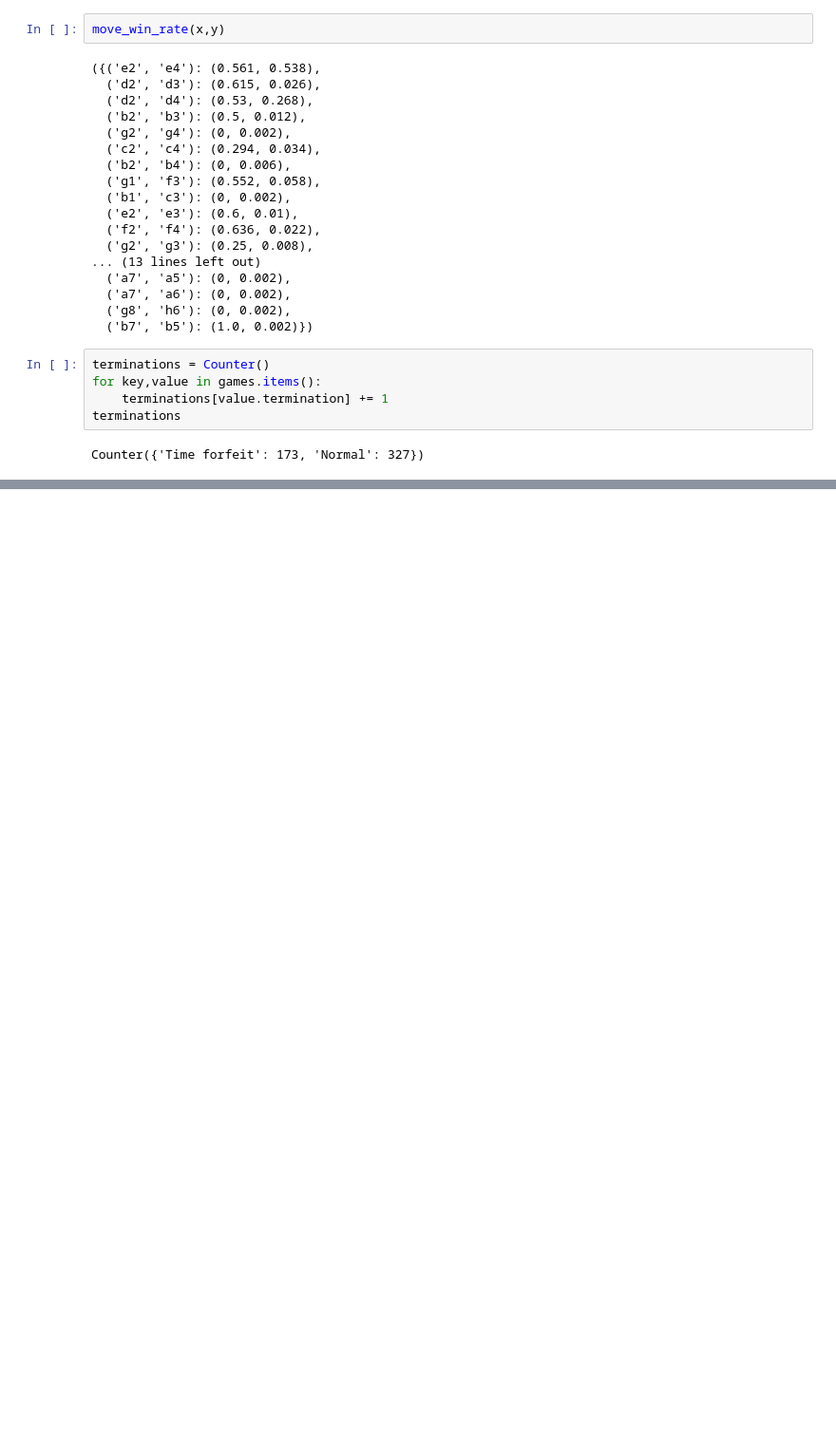
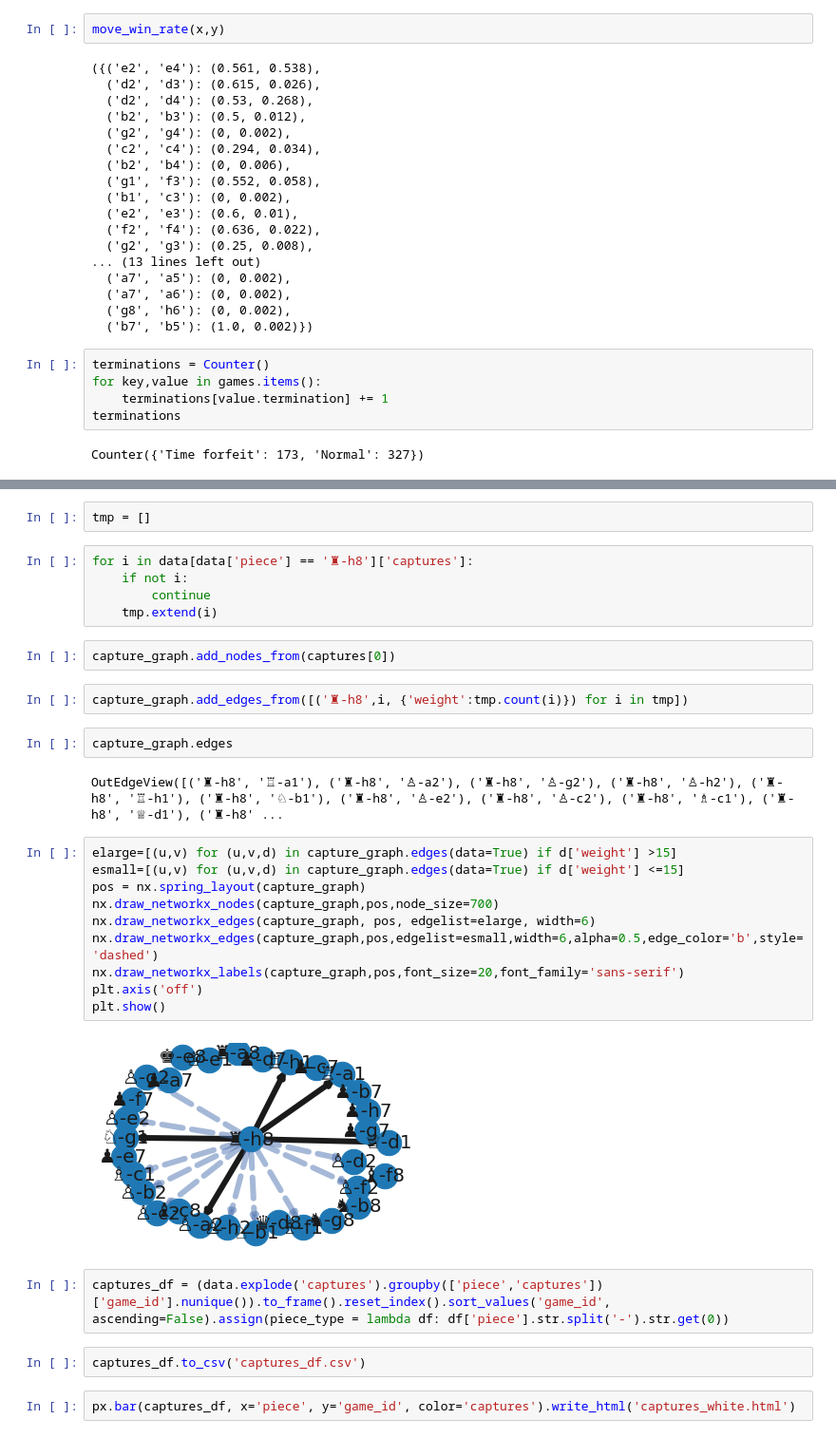
Before and after one commit to realjacoblinder/dsci521, a Jupyter notebook: Phase 2 - the begining.ipynb, the cells around one changed output, grey strips where cells are left out. Shown at 95% size. Drawn from its saved outputs; the diff is of its cells as text; blank space fills up the shorter version.

Commit message:
progress with dash. improving EDA to better prep data for viz

```diff
--- a/Phase 2 - the begining.ipynb
+++ b/Phase 2 - the begining.ipynb
@@ -288,0 +284,33 @@ Counter({'Time forfeit': 173, 'Normal': 327})
+# %%
+tmp = []
+# %%
+for i in data[data['piece'] == '♜-h8']['captures']:
+    if not i:
+        continue
+    tmp.extend(i)
+# %%
+capture_graph.add_nodes_from(captures[0])
+# %%
+capture_graph.add_edges_from([('♜-h8',i, {'weight':tmp.count(i)}) for i in tmp])
+# %%
+capture_graph.edges
+# %% [output]
+OutEdgeView([('♜-h8', '♖-a1'), ('♜-h8', '♙-a2'), ('♜-h8', '♙-g2'), ('♜-h8', '♙-h2'), ('♜-h8', '♖-h1'), ('♜-h8', '♘-b1'), ('♜-h8', '♙-e2'), ('♜-h8', '♙-c2'), ('♜-h8', '♗-c1'), ('♜-h8', '♕-d1'), ('♜-h8' ...
+# %%
+elarge=[(u,v) for (u,v,d) in capture_graph.edges(data=True) if d['weight'] >15]
+esmall=[(u,v) for (u,v,d) in capture_graph.edges(data=True) if d['weight'] <=15]
+pos = nx.spring_layout(capture_graph)
+nx.draw_networkx_nodes(capture_graph,pos,node_size=700)
+nx.draw_networkx_edges(capture_graph, pos, edgelist=elarge, width=6)
+nx.draw_networkx_edges(capture_graph,pos,edgelist=esmall,width=6,alpha=0.5,edge_color='b',style='dashed')
+nx.draw_networkx_labels(capture_graph,pos,font_size=20,font_family='sans-serif')
+plt.axis('off')
+plt.show()
+# %% [output]
+[figure, added]
+# %%
+captures_df = (data.explode('captures').groupby(['piece','captures'])['game_id'].nunique()).to_frame().reset_index().sort_values('game_id', ascending=False).assign(piece_type = lambda df: df['piece'].str.split('-').str.get(0))
+# %%
+captures_df.to_csv('captures_df.csv')
+# %%
+px.bar(captures_df, x='piece', y='game_id', color='captures').write_html('captures_white.html')
```
Also changed, not shown: parts of 20 cells of this notebook, 3 other files.
